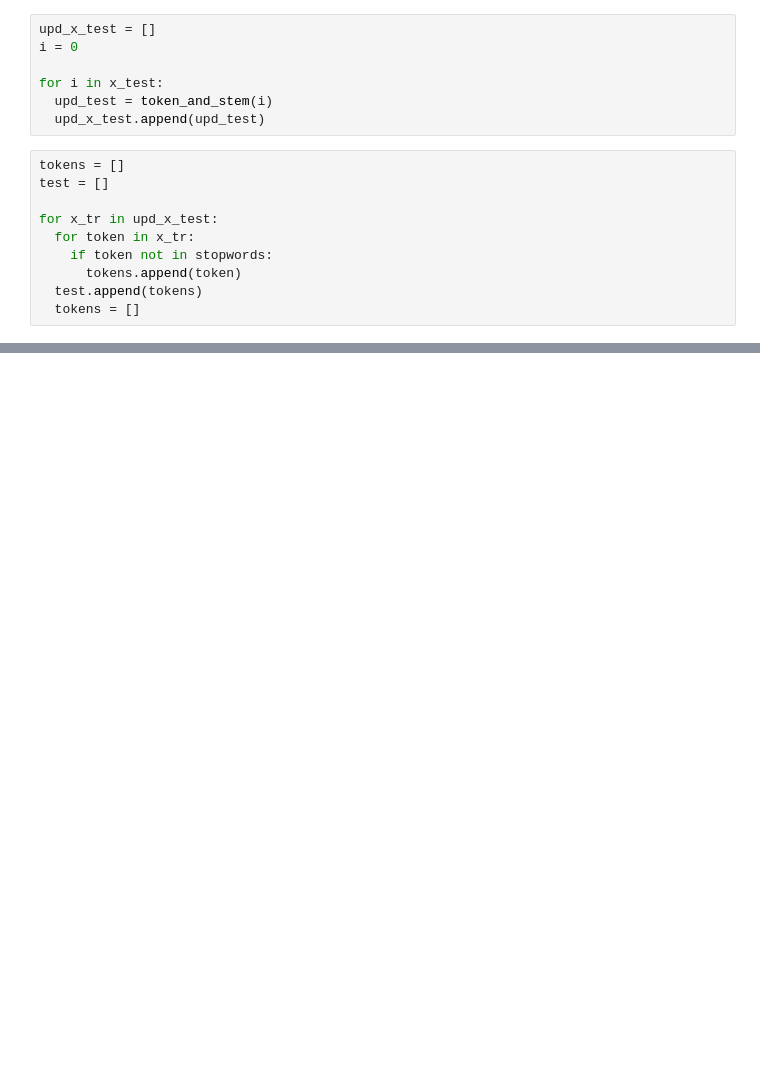
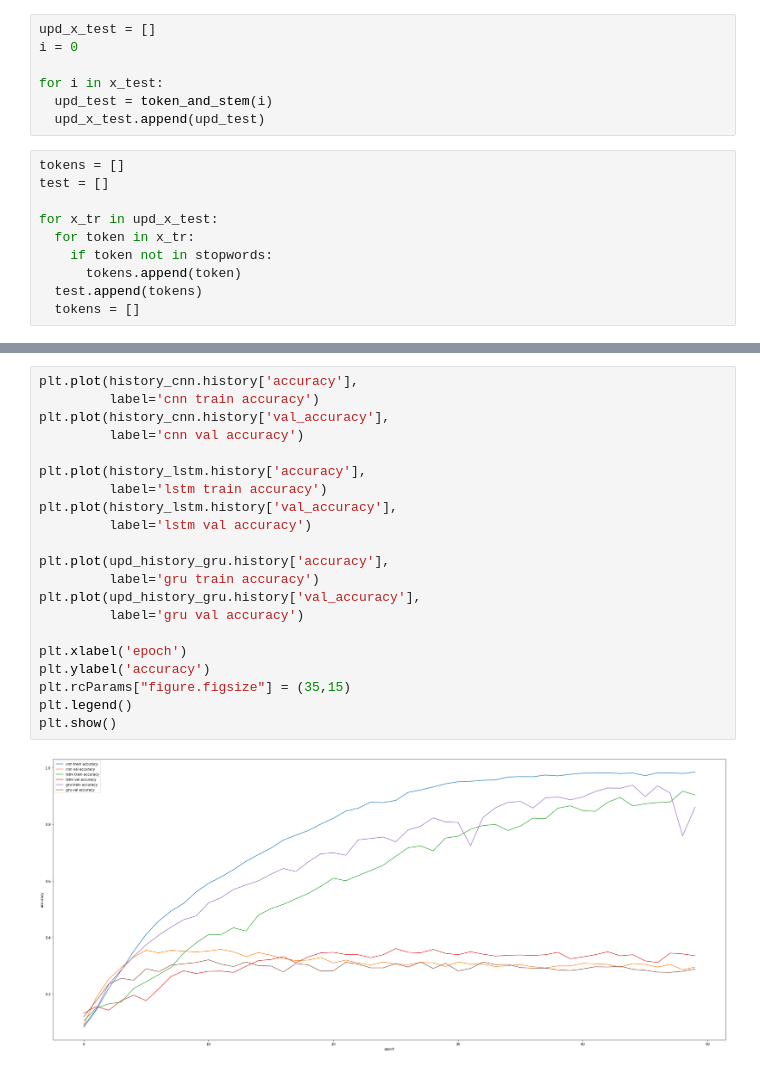
Before and after one commit to winkey1rd/Text-Data-analysis, a Jupyter notebook: Text_Data_analysis.ipynb, the cells around one changed output, grey strips where cells are left out. Cells and saved outputs as stored; diff of their text form; blank space fills up the shorter version.

```diff
--- a/Text_Data_analysis.ipynb
+++ b/Text_Data_analysis.ipynb
@@ -641,0 +529,23 @@ model_gru.evaluate(upd_x_test, y_test, verbose=1)
+# %%
+plt.plot(history_cnn.history['accuracy'],
+         label='cnn train accuracy')
+plt.plot(history_cnn.history['val_accuracy'],
+         label='cnn val accuracy')
+
+plt.plot(history_lstm.history['accuracy'],
+         label='lstm train accuracy')
+plt.plot(history_lstm.history['val_accuracy'],
+         label='lstm val accuracy')
+
+plt.plot(upd_history_gru.history['accuracy'],
+         label='gru train accuracy')
+plt.plot(upd_history_gru.history['val_accuracy'],
+         label='gru val accuracy')
+
+plt.xlabel('epoch')
+plt.ylabel('accuracy')
+plt.rcParams["figure.figsize"] = (35,15)
+plt.legend()
+plt.show()
+# %% [output]
+[figure, added]
```
Also changed, not shown: parts of 66 cells of this notebook.
